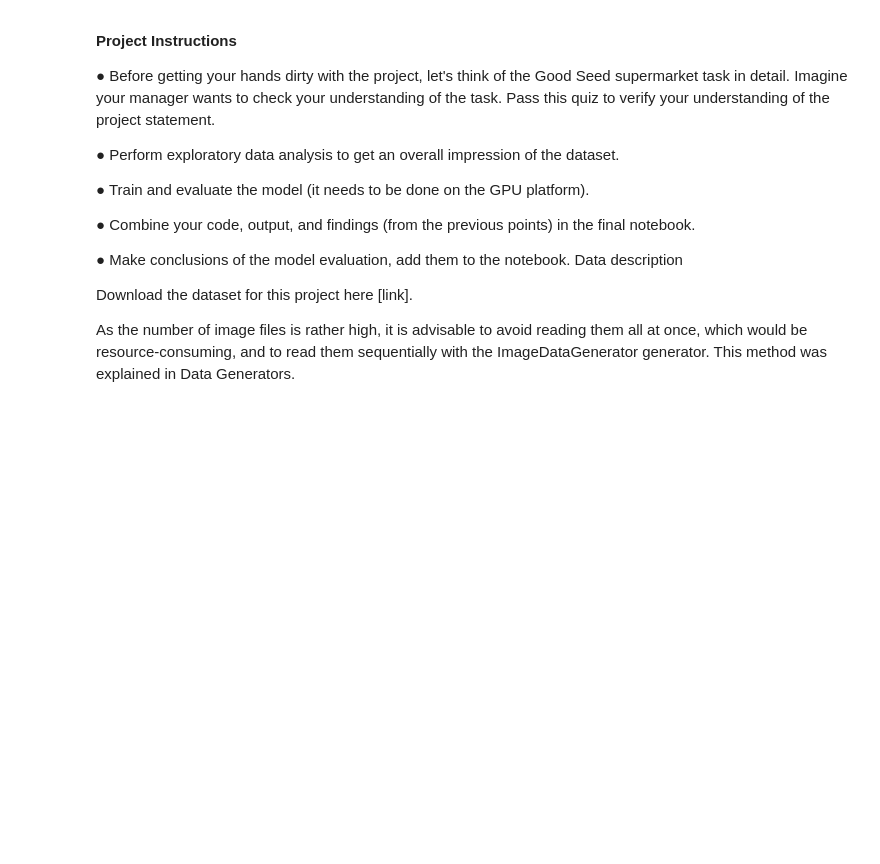
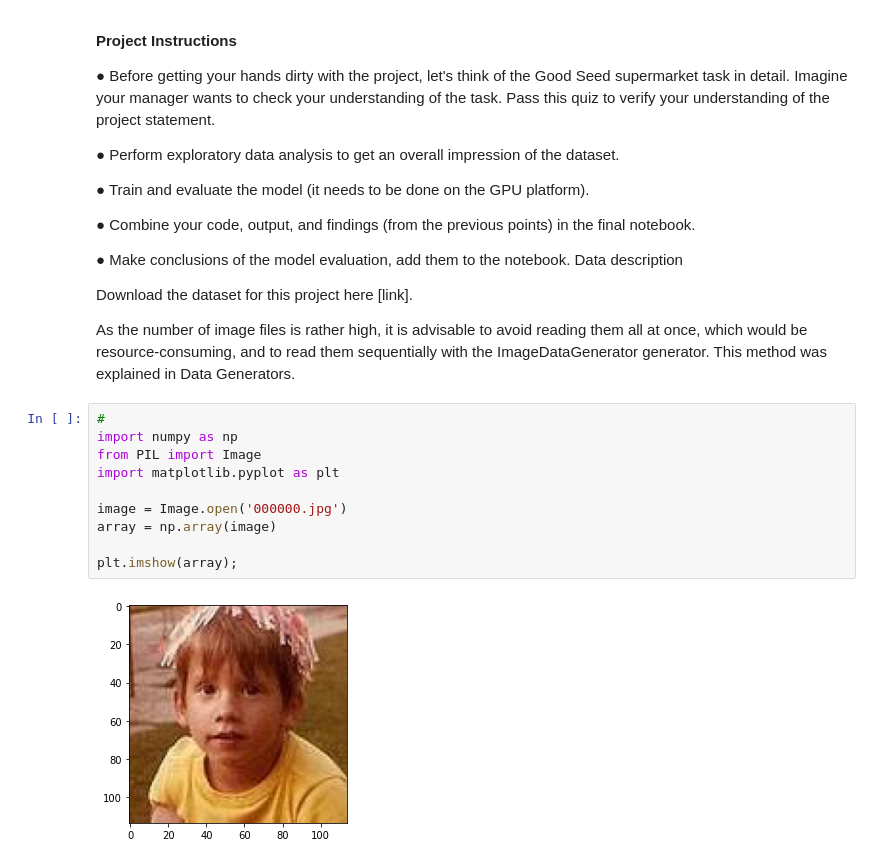
Before and after one commit to BernardKula/Introduction-To-Computer-Vision, a Jupyter notebook: Introduction_To_Computer_Vision_project_Bernard.ipynb, the cells around one changed output. Drawn from its saved outputs; the diff is of its cells as text; blank space fills up the shorter version.

```diff
--- a/Introduction_To_Computer_Vision_project_Bernard.ipynb
+++ b/Introduction_To_Computer_Vision_project_Bernard.ipynb
@@ -29,3 +29,15 @@ Data description
 Download the dataset for this project here [link].
 
 As the number of image files is rather high, it is advisable to avoid reading them all at once, which would be resource-consuming, and to read them sequentially with the ImageDataGenerator generator. This method was explained in Data Generators.
+# %%
+#
+import numpy as np
+from PIL import Image
+import matplotlib.pyplot as plt
+
+image = Image.open('000000.jpg')
+array = np.array(image)
+
+plt.imshow(array);
+# %% [output]
+[figure, added]
```
